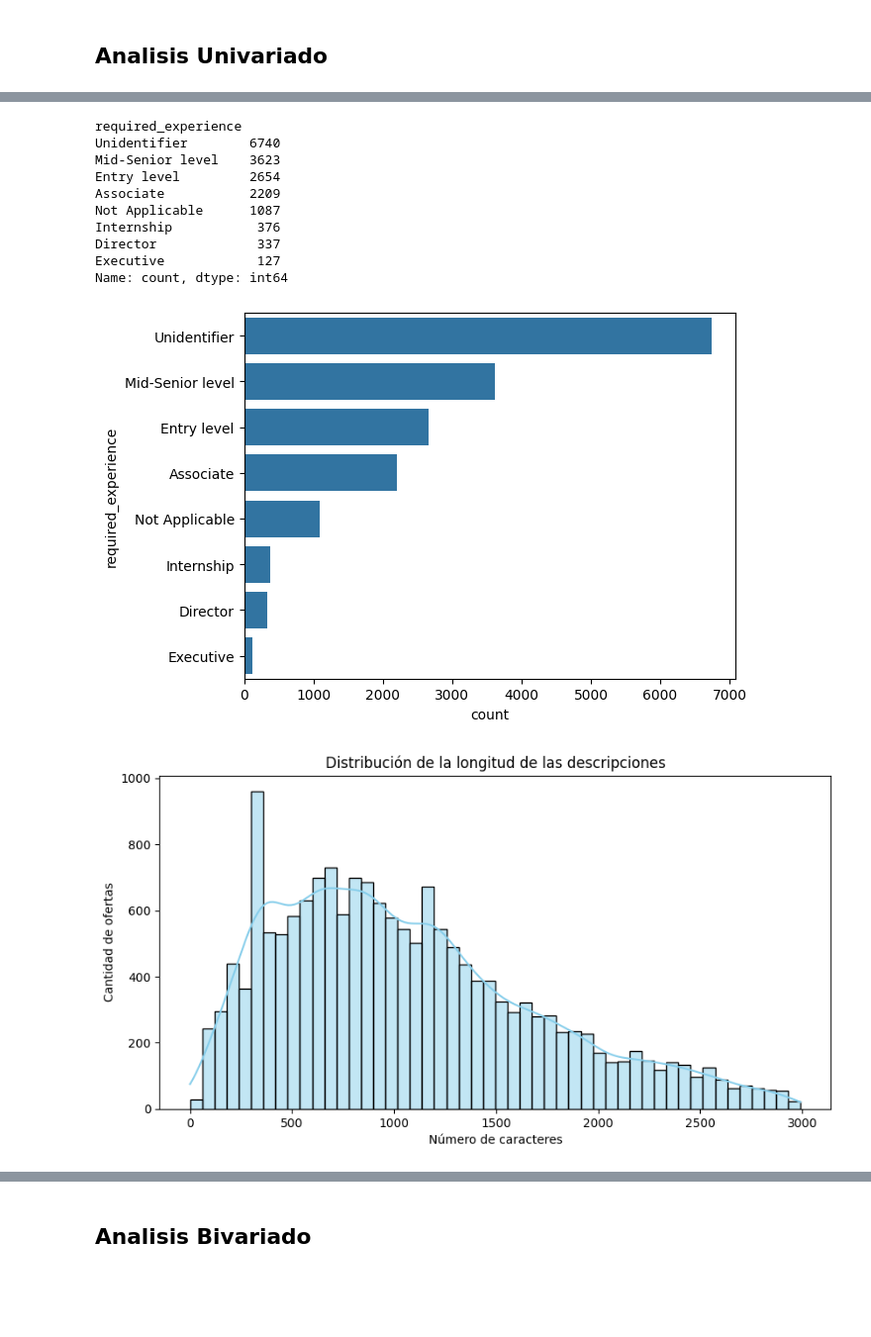
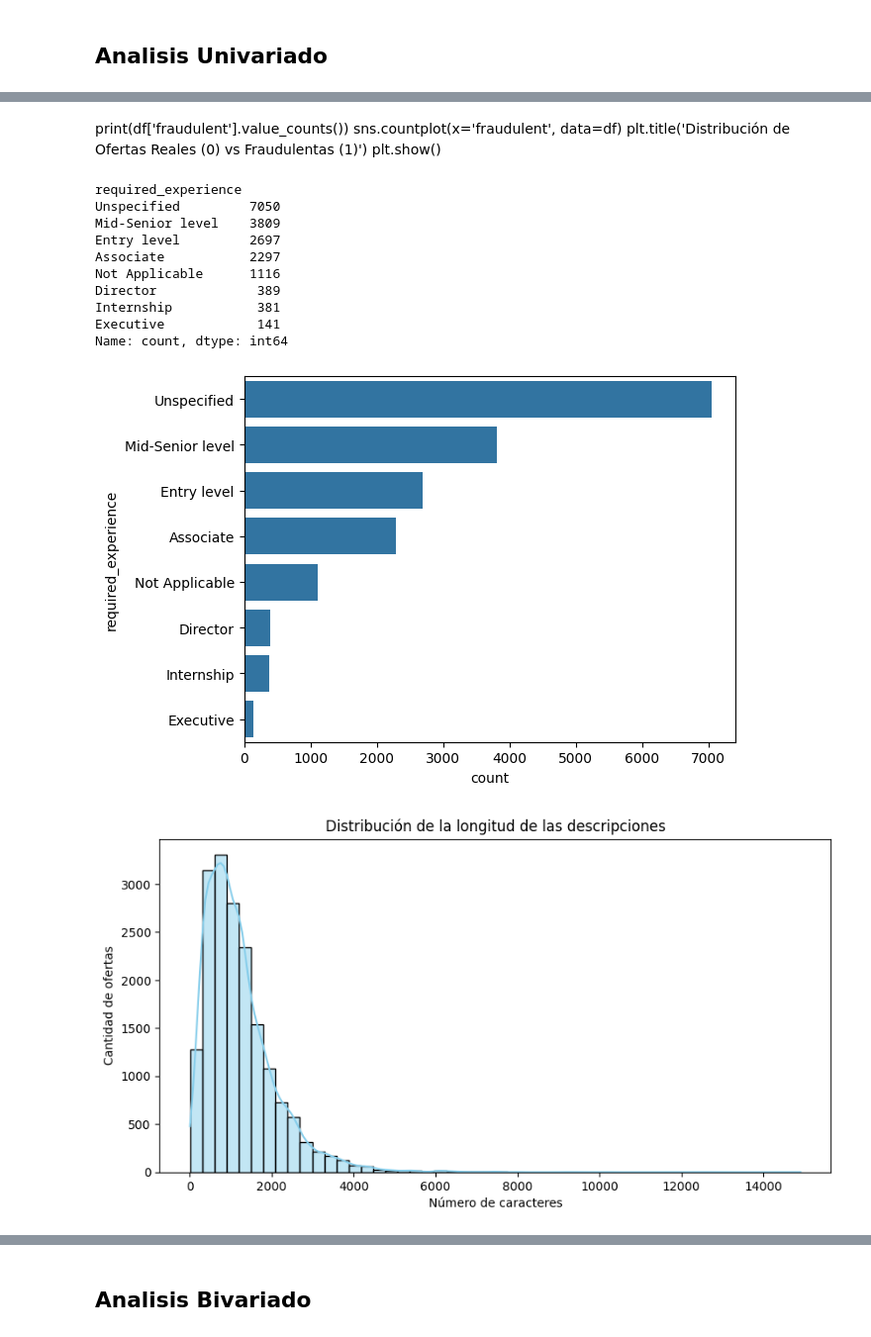
Before and after one commit to Bootcamp-DA-P2/proyecto8-problemaclasificacion-grupo5, a Jupyter notebook: main.ipynb, the cells around one changed output, grey strips where cells are left out. Shown at 99% size. Saved outputs shown, nothing was run; the diff lists cells and outputs as text; code cells hidden in the pictures; blank space fills up the shorter version.

```diff
--- a/main.ipynb
+++ b/main.ipynb
@@ -76,13 +72,15 @@ columnas_a_eliminar = ['job_id'] # El ID es solo un contador
 df = df.drop(columns=columnas_a_eliminar)
 # %%
 # Rellenar nulos en columnas categóricas y de texto
-categoricas_y_texto = ['department', 'description', 'requirements', 'benefits', 'employment_type', 'required_experience', 'required_education', 'industry', 'function','location','salary_range','company_profile']
+categoricas_y_texto = ['department', 'salary_range', 'company_profile', 'description', 'requirements', 'benefits', 'employment_type', 'required_experience', 'required_education', 'industry', 'function']
 
 for col in categoricas_y_texto:
-    df[col] = df[col].fillna('Unidentifier')
+    df[col] = df[col].fillna('Unspecified')
 # %%
+import re
+
 def limpiar_texto(texto):
-    if pd.isna(texto) or texto == 'Unidentifier':
+    if pd.isna(texto) or texto == 'Unspecified':
         return ''
     texto = str(texto).lower() # Todo a minúsculas
     texto = re.sub(r'[^a-z0-9\s]', '', texto) # Quitar caracteres especiales (deja solo letras, números y espacios)
@@ -250,36 +215,41 @@ Name: count, dtype: int64
+# %% [markdown]
+print(df['fraudulent'].value_counts())
+sns.countplot(x='fraudulent', data=df)
+plt.title('Distribución de Ofertas Reales (0) vs Fraudulentas (1)')
+plt.show()
 # %%
 # Ver los valores únicos de la experiencia
-print(df_clean['required_experience'].value_counts(dropna=False))
+print(df['required_experience'].value_counts(dropna=False))
 
 # Gráfico de barras horizontal por si hay muchas categorías
-sns.countplot(y='required_experience', data=df_clean, order=df_clean['required_experience'].value_counts().index)
+sns.countplot(y='required_experience', data=df, order=df['required_experience'].value_counts().index)
 plt.show()
 # %% [output]
 required_experience
-Unidentifier        6740
-Mid-Senior level    3623
-Entry level         2654
-Associate           2209
-Not Applicable      1087
-Internship           376
-Director             337
-Executive            127
+Unspecified         7050
+Mid-Senior level    3809
+Entry level         2697
+Associate           2297
+Not Applicable      1116
+Director             389
+Internship           381
+Executive            141
 Name: count, dtype: int64
-[figure, old version]
+[figure, new version]
 # %%
 #Creamos una columna que rellenamos donde rellenamos nulos con texto vacío, aseguramos que sea string y medimos la longitud
 
-df_clean['description_length'] = df_clean['description_clean'].str.len().fillna(0)
+df['description_length'] = df['description'].str.len().fillna(0)
 # %%
-# Pintamos el histograma
+# 2. Pintamos el histograma
 plt.figure(figsize=(10, 5))
-sns.histplot(df_clean['description_length'], bins=50, kde=True, color='skyblue')
+sns.histplot(df['description_length'], bins=50, kde=True, color='skyblue')
 plt.title('Distribución de la longitud de las descripciones')
 plt.xlabel('Número de caracteres')
 plt.ylabel('Cantidad de ofertas')
 plt.show()
 # %% [output]
-[figure, old version]
+[figure, new version]
 # %%
 # Ver los 10 sectores con más ofertas de empleo
 plt.figure(figsize=(10, 5))
```
Also changed, not shown: parts of 20 cells of this notebook.
